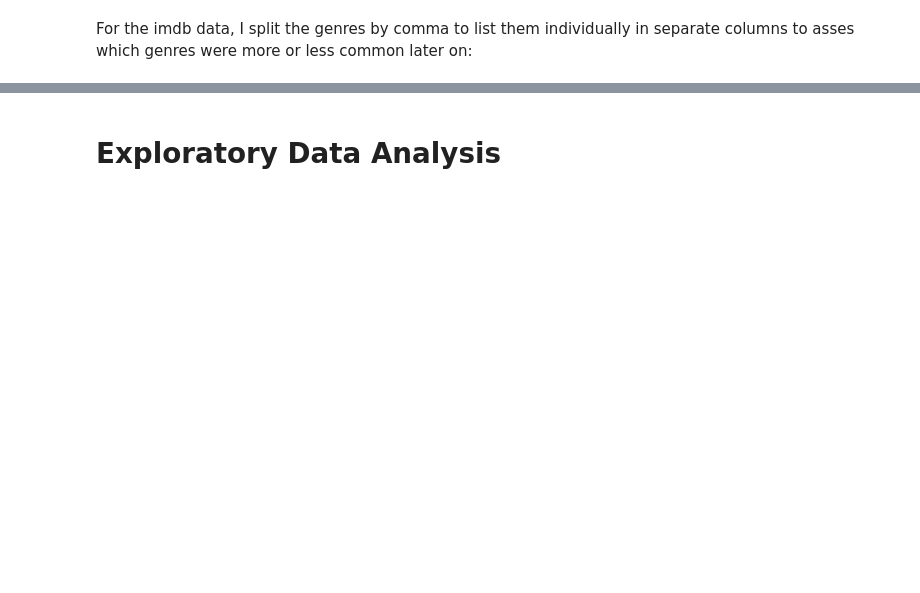
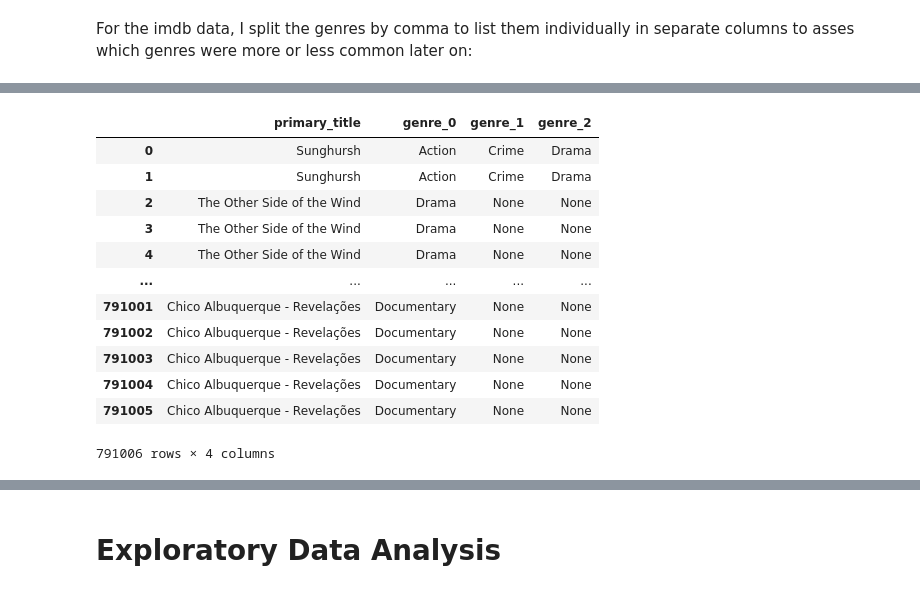
Before and after one commit to nicolemichaud03/Microsoft_Movie_data_project, a Jupyter notebook: Notebook.ipynb, the cells around one changed output, grey strips where cells are left out. Cells and saved outputs as stored; diff of their text form; code cells hidden in the pictures; blank space fills up the shorter version.

```diff
--- a/Notebook.ipynb
+++ b/Notebook.ipynb
@@ -160,6 +200,20 @@ imdb_df.head()
 # %%
 imdb_genres = pd.DataFrame([imdb_df.primary_title, imdb_df.genre_0, imdb_df.genre_1, imdb_df.genre_2]).transpose()
-imdb_genres.head
+imdb_genres
+# %% [output]
+|  | primary_title | genre_0 | genre_1 | genre_2 |
+| 0 | Sunghursh | Action | Crime | Drama |
+| 1 | Sunghursh | Action | Crime | Drama |
+| 2 | The Other Side of the Wind | Drama | None | None |
+| 3 | The Other Side of the Wind | Drama | None | None |
+| 4 | The Other Side of the Wind | Drama | None | None |
+| ... | ... | ... | ... | ... |
+| 791001 | Chico Albuquerque - Revelações | Documentary | None | None |
+| 791002 | Chico Albuquerque - Revelações | Documentary | None | None |
+| 791003 | Chico Albuquerque - Revelações | Documentary | None | None |
+| 791004 | Chico Albuquerque - Revelações | Documentary | None | None |
+| 791005 | Chico Albuquerque - Revelações | Documentary | None | None |
+791006 rows × 4 columns
 # %%
 imdb_genres.rename(columns={'primary_title' : 'Movie_Title'}, inplace=True)
 imdb_genres.rename(columns={'genre_0' : 'Primary_Genre'}, inplace=True)
```
Also changed, not shown: parts of 23 cells of this notebook.
